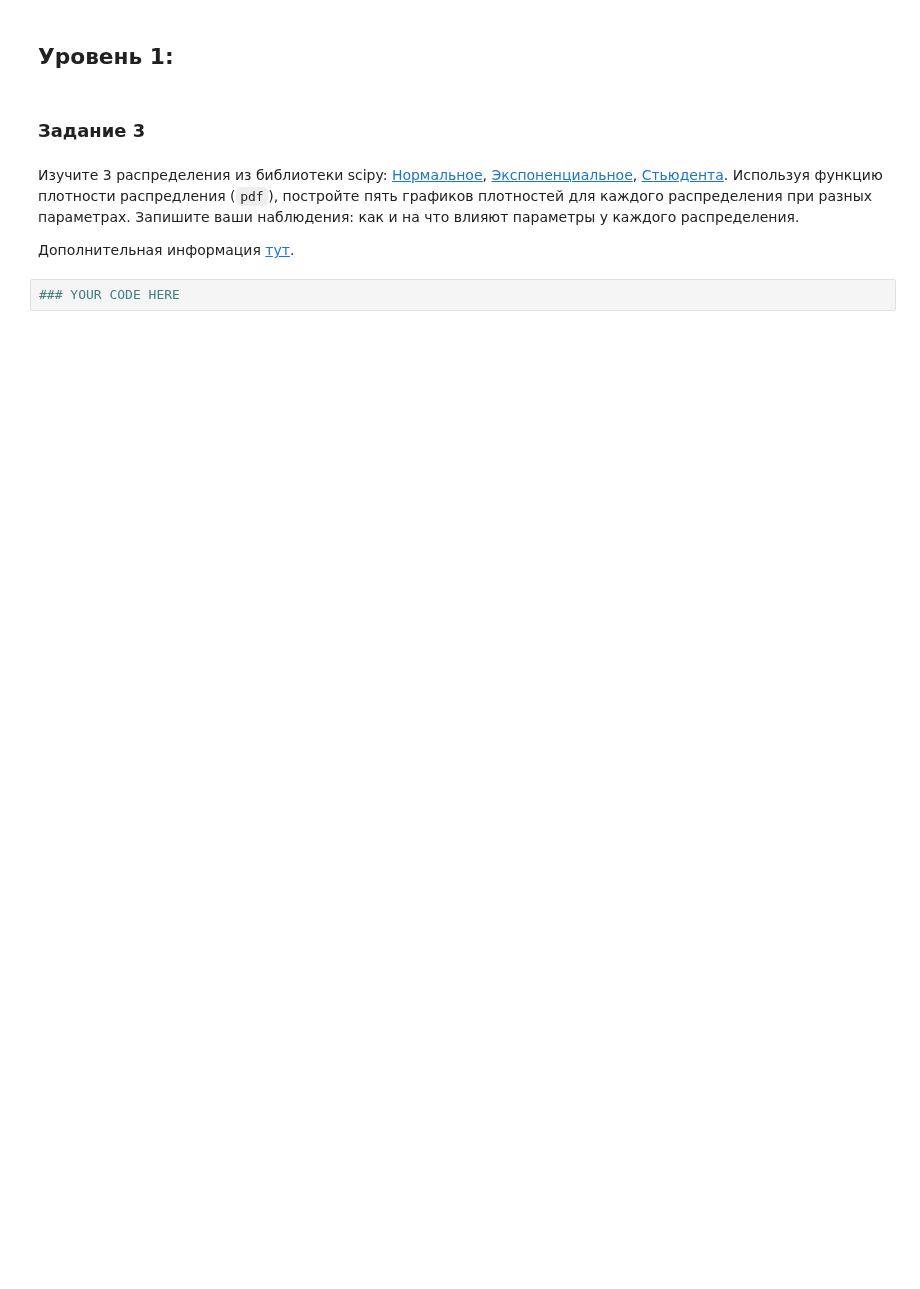
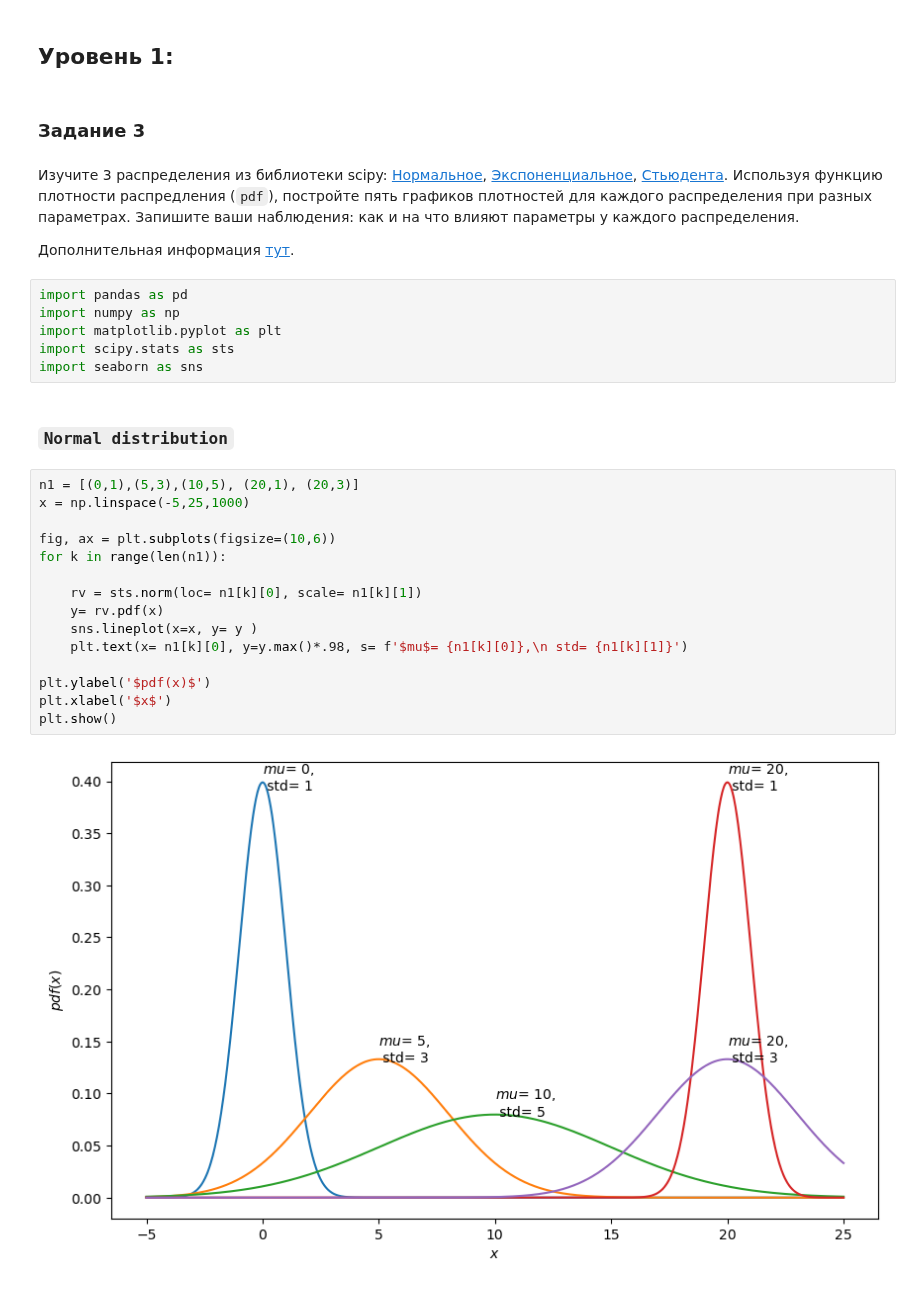
Before and after one commit to IgorBeHolder/Netology, a Jupyter notebook: math_LA_HW_8.ipynb, the cells around one changed output. Drawn from its saved outputs; the diff is of its cells as text; blank space fills up the shorter version.

```diff
--- a/math_LA_HW_8.ipynb
+++ b/math_LA_HW_8.ipynb
@@ -46,5 +99,28 @@ A3 - монеты 1 и 3 упали одной и той же стороной.
 Изучите 3 распределения из библиотеки scipy: [Нормальное](https://docs.scipy.org/doc/scipy/reference/generated/scipy.stats.norm.html), [Экспоненциальное](https://docs.scipy.org/doc/scipy/reference/generated/scipy.stats.expon.html), [Стьюдента](https://docs.scipy.org/doc/scipy/reference/generated/scipy.stats.t.html). Используя функцию плотности распредления (`pdf`), постройте пять графиков плотностей для каждого распределения при разных параметрах. Запишите ваши наблюдения: как и на что влияют параметры у каждого распределения.
 
 Дополнительная информация [тут](https://pythonguides.com/scipy-stats/).
-# %%
-### YOUR CODE HERE
+# %%
+import pandas as pd
+import numpy as np
+import matplotlib.pyplot as plt
+import scipy.stats as sts
+import seaborn as sns
+# %% [markdown]
+### `Normal distribution`
+# %%
+n1 = [(0,1),(5,3),(10,5), (20,1), (20,3)]
+x = np.linspace(-5,25,1000)
+
+fig, ax = plt.subplots(figsize=(10,6))
+for k in range(len(n1)):
+
+    rv = sts.norm(loc= n1[k][0], scale= n1[k][1])
+    y= rv.pdf(x)
+    sns.lineplot(x=x, y= y )
+    plt.text(x= n1[k][0], y=y.max()*.98, s= f'$mu$= {n1[k][0]},\n std= {n1[k][1]}')
+
+plt.ylabel('$pdf(x)$')
+plt.xlabel('$x$')
+plt.show()
+# %% [output]
+[figure, added]
```
Also changed, not shown: parts of 12 cells of this notebook, 3 other files.
